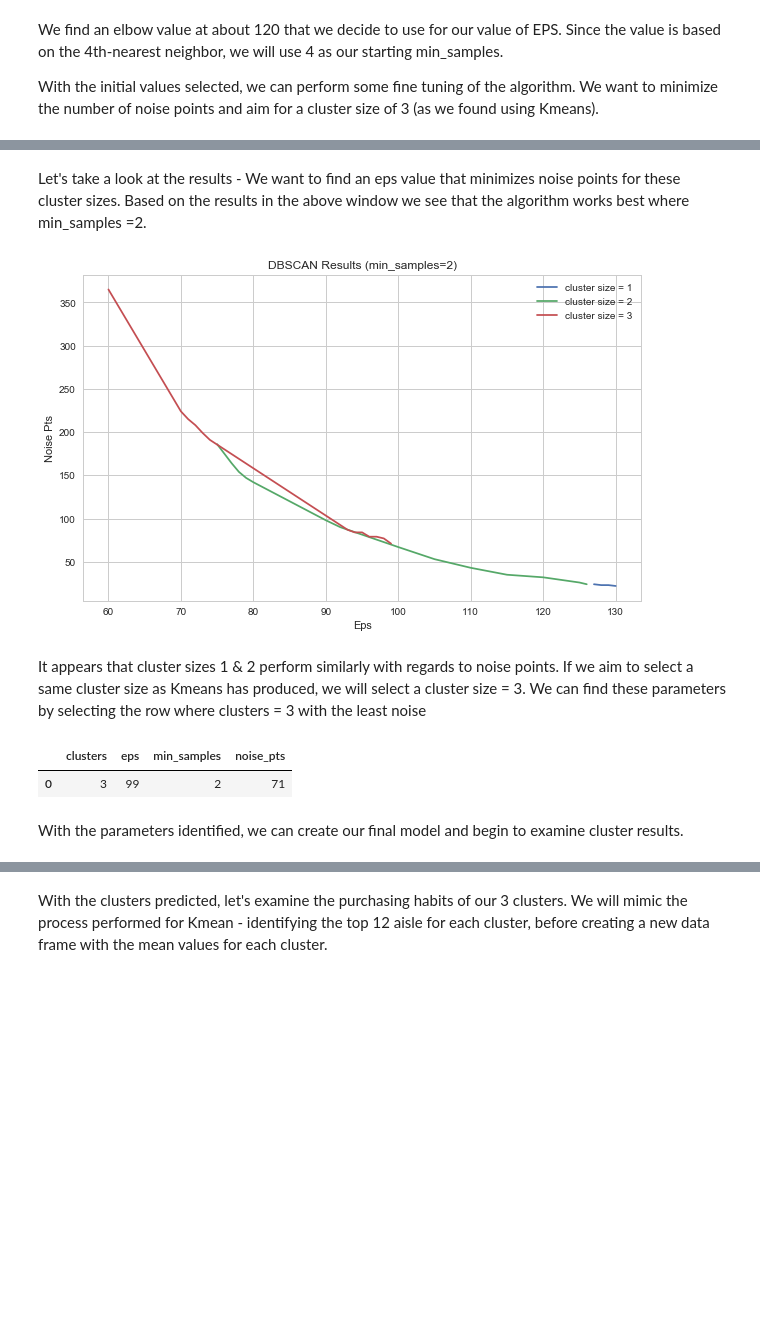
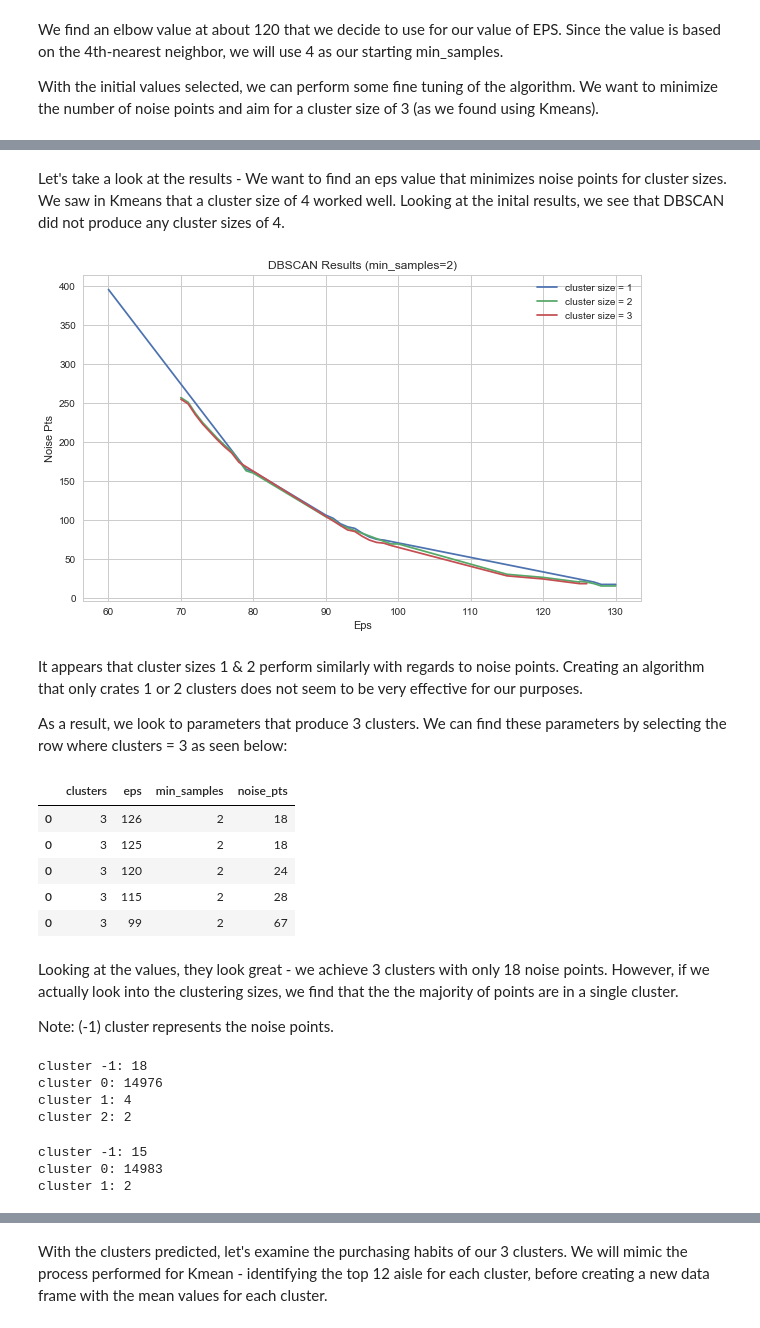
Before and after one commit to mrjgamble/K2DataScience, a Jupyter notebook: Projects/project3-recommender/notebooks/02-instacart-clustering-aisles.ipynb, the cells around one changed output, grey strips where cells are left out. Drawn from its saved outputs; the diff is of its cells as text; code cells hidden in the pictures; blank space fills up the shorter version.

```diff
--- a/Projects/project3-recommender/notebooks/02-instacart-clustering-aisles.ipynb
+++ b/Projects/project3-recommender/notebooks/02-instacart-clustering-aisles.ipynb
@@ -555,9 +632,9 @@ With the initial values selected, we can perform some fine tuning of the algorit
 dbscan_results = pd.DataFrame(columns=['eps', 'min_samples', 'clusters', 'noise_pts'])
 
 # create values for testing eps & min samples
-eps_ = [60, 70, 71, 72, 73, 74, 75, 76, 77, 78, 79,
-        80, 90, 91, 92, 93, 94, 95, 96, 97, 98, 99 100,
-        105, 110, 115, 120, 125, 126, 127, 128, 129, 130]
+eps_ = [60, 70, 71, 72, 73, 74, 75, 76, 77, 78, 79, 80, 90,
+        91, 92, 93, 94, 95, 96, 97, 98, 99, 100, 105, 110,
+        115, 120, 125, 126, 127, 128, 129, 130]
 min_samples_ = [2, 3, 4, 5, 10]
 
 for e in eps_:
@@ -579,43 +674,76 @@ for e in eps_:
 # %% [markdown]
-Let's take a look at the results -  We want to find an eps value that minimizes noise points for these cluster sizes.  Based on the results in the above window we see that the algorithm works best where min_samples =2.
+Let's take a look at the results -  We want to find an eps value that minimizes noise points for cluster sizes.  We saw in Kmeans that a cluster size of 4 worked well.  Looking at the inital results, we see that DBSCAN did not produce any cluster sizes of 4.
 # %%
 # create plot
 fig, ax = plt.subplots(figsize=(10, 6))
 
 # plot value for cluster size = 1
-x = dbscan_results[(dbscan_results.clusters==1) & (dbscan_results.min_samples==2)].sort_values('eps').eps.values
-y = dbscan_results[(dbscan_results.clusters==1) & (dbscan_results.min_samples==2)].sort_values('eps').noise_pts.values
+x = dbscan_results[(dbscan_results.clusters==1) & (dbscan_results.min_samples==3)].sort_values('eps').eps.values
+y = dbscan_results[(dbscan_results.clusters==1) & (dbscan_results.min_samples==3)].sort_values('eps').noise_pts.values
 plt.plot(x, y, label='cluster size = 1')
 
 # plot value for cluster size = 2
 x = dbscan_results[(dbscan_results.clusters==2)].sort_values('eps').eps.values
 y = dbscan_results[(dbscan_results.clusters==2)].sort_values('eps').noise_pts.values
 plt.plot(x, y, label='cluster size = 2')
 
 # plot value for cluster size = 3
 x = dbscan_results[(dbscan_results.clusters==3)].sort_values('eps').eps.values
 y = dbscan_results[(dbscan_results.clusters==3)].sort_values('eps').noise_pts.values
 plt.plot(x, y, label='cluster size = 3')
 
 # set labels
 plt.title('DBSCAN Results (min_samples=2)')
 plt.xlabel('Eps')
 plt.ylabel('Noise Pts')
 plt.legend()
 
 fig.savefig('../reports/figures/dbscan_eps_tuning.png')
 
 plt.show()
 # %% [output]
-[figure, old version]
+[figure, new version]
 # %% [markdown]
-It appears that cluster sizes 1 & 2 perform similarly with regards to noise points.  If we aim to select a same cluster size as Kmeans has produced, we will select a cluster size = 3.  We can find these parameters by selecting the row where clusters = 3 with the least noise
+It appears that cluster sizes 1 & 2 perform similarly with regards to noise points.  Creating an algorithm that only crates 1 or 2 clusters does not seem to be very effective for our purposes.
+
+As a result, we look to parameters that produce 3 clusters.  We can find these parameters by selecting the row where clusters = 3 as seen below:
-# %%
-# Find results for clusters == 3
-min_noise_pts = dbscan_results[(dbscan_results.clusters==3)].noise_pts.min()
-dbscan_results[(dbscan_results.clusters==3) & (dbscan_results.noise_pts == min_noise_pts)]
-# %% [output]
-|  | clusters | eps | min_samples | noise_pts |
-| 0 | 3 | 99 | 2 | 71 |
-# %% [markdown]
-With the parameters identified, we can create our final model and begin to examine cluster results.
+# %%
+dbscan_results[dbscan_results.clusters==3].sort_values('noise_pts').head()
+# %% [output]
+|  | clusters | eps | min_samples | noise_pts |
+| 0 | 3 | 126 | 2 | 18 |
+| 0 | 3 | 125 | 2 | 18 |
+| 0 | 3 | 120 | 2 | 24 |
+| 0 | 3 | 115 | 2 | 28 |
+| 0 | 3 | 99 | 2 | 67 |
+# %% [markdown]
+Looking at the values, they look great - we achieve 3 clusters with only 18 noise points.  However, if we actually look into the clustering sizes, we find that the the majority of points are in a single cluster.
+
+Note: (-1) cluster represents the noise points.
+# %%
+db_model = DBSCAN(eps=126, min_samples=2).fit(ph_crosstab_t)
+
+dbscan_cust = ph_crosstab.copy()
+dbscan_cust['cluster'] = db_model.labels_
+
+# print our the number of observations per cluster
+for c in np.unique(dbscan_cust.cluster):
+        print('cluster {}: {}'.format(c, np.sum(dbscan_cust.cluster==c)))
+# %% [output]
+cluster -1: 18
+cluster 0: 14976
+cluster 1: 4
+cluster 2: 2
+# %%
+db_model = DBSCAN(eps=130, min_samples=2).fit(ph_crosstab_t)
+
+dbscan_cust = ph_crosstab.copy()
+dbscan_cust['cluster'] = db_model.labels_
+
+# print our the number of observations per cluster
+for c in np.unique(dbscan_cust.cluster):
+        print('cluster {}: {}'.format(c, np.sum(dbscan_cust.cluster==c)))
+# %% [output]
+cluster -1: 15
+cluster 0: 14983
+cluster 1: 2
```
Also changed, not shown: parts of 72 cells of this notebook, 2 other files.
